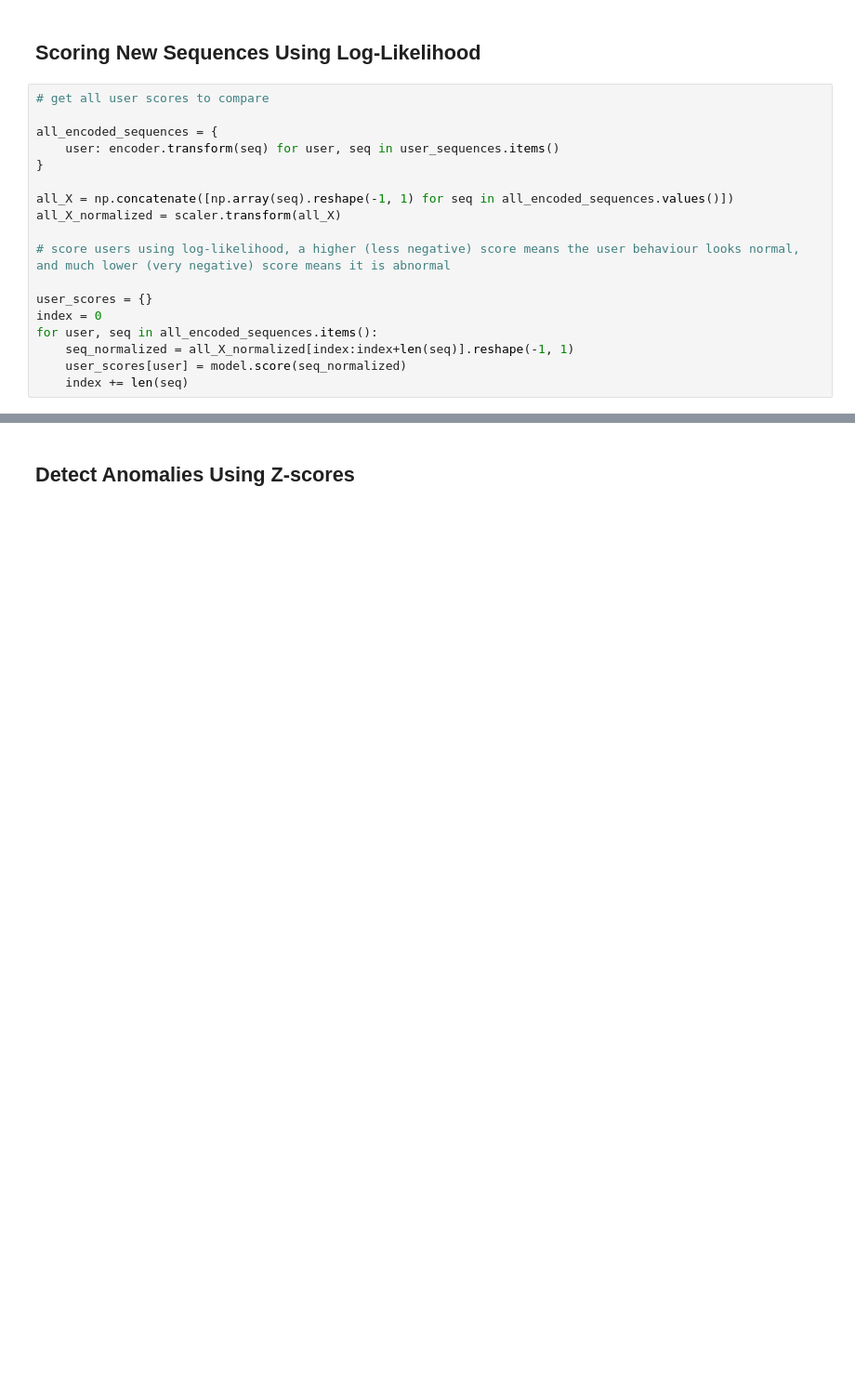
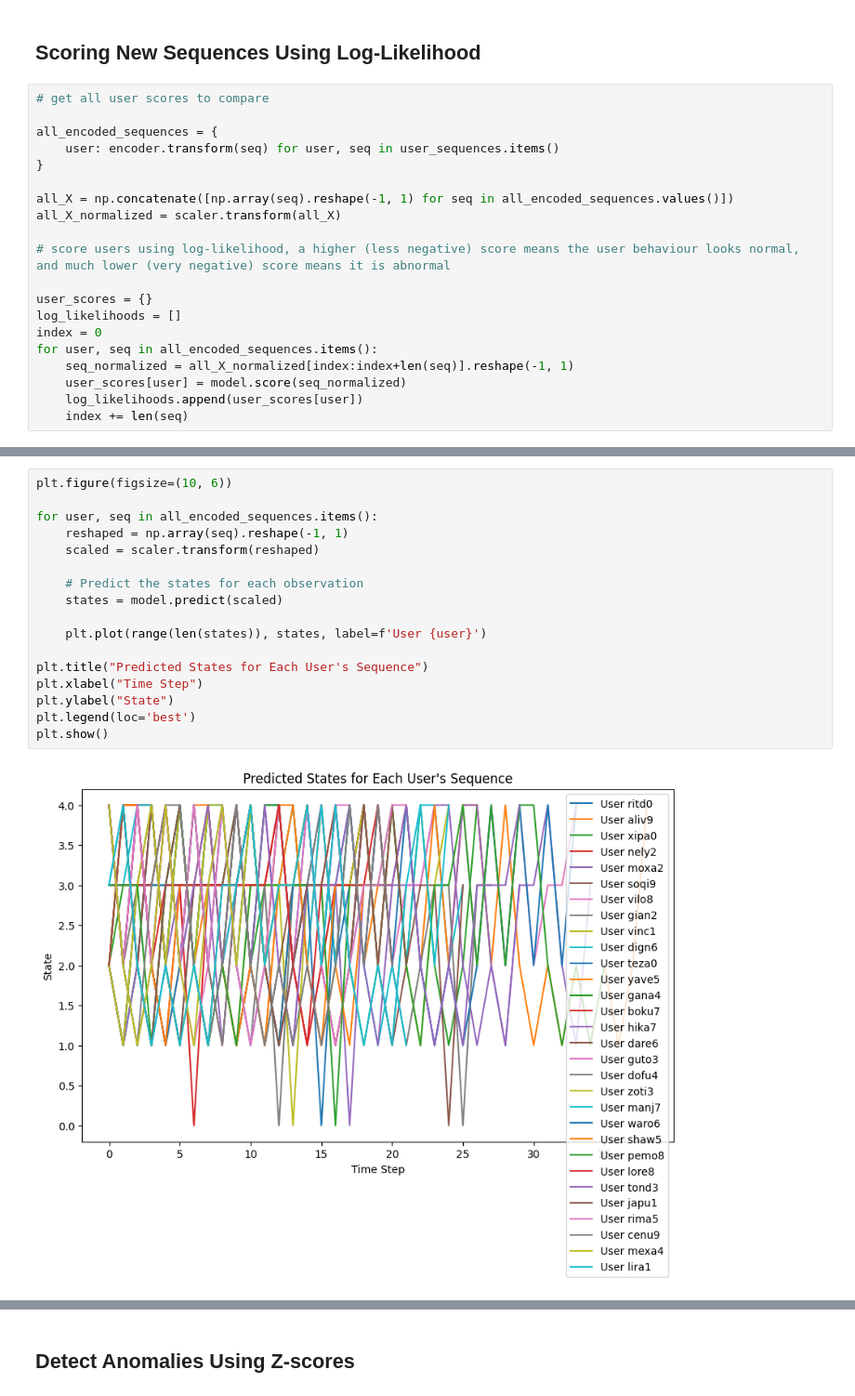
Before and after one commit to bwwaaa/STA410-Course-Project---Anomaly-Detection-using-HMMs, a Jupyter notebook: main_simulation.ipynb, the cells around one changed output, grey strips where cells are left out. Shown at 93% size. Saved outputs shown, nothing was run; the diff lists cells and outputs as text; blank space fills up the shorter version.

```diff
--- a/main_simulation.ipynb
+++ b/main_simulation.ipynb
@@ -196,8 +198,10 @@ all_X_normalized = scaler.transform(all_X)
 # score users using log-likelihood, a higher (less negative) score means the user behaviour looks normal, and much lower (very negative) score means it is abnormal
 
 user_scores = {}
+log_likelihoods = []
 index = 0
 for user, seq in all_encoded_sequences.items():
     seq_normalized = all_X_normalized[index:index+len(seq)].reshape(-1, 1)
     user_scores[user] = model.score(seq_normalized)
+    log_likelihoods.append(user_scores[user])
     index += len(seq)
@@ -203,0 +210,19 @@ for user, seq in all_encoded_sequences.items():
+# %%
+plt.figure(figsize=(10, 6))
+
+for user, seq in all_encoded_sequences.items():
+    reshaped = np.array(seq).reshape(-1, 1)
+    scaled = scaler.transform(reshaped)
+
+    # Predict the states for each observation
+    states = model.predict(scaled)
+
+    plt.plot(range(len(states)), states, label=f'User {user}')
+
+plt.title("Predicted States for Each User's Sequence")
+plt.xlabel("Time Step")
+plt.ylabel("State")
+plt.legend(loc='best')
+plt.show()
+# %% [output]
+[figure, added]
```
Also changed, not shown: parts of 6 cells of this notebook, 1 other file.
